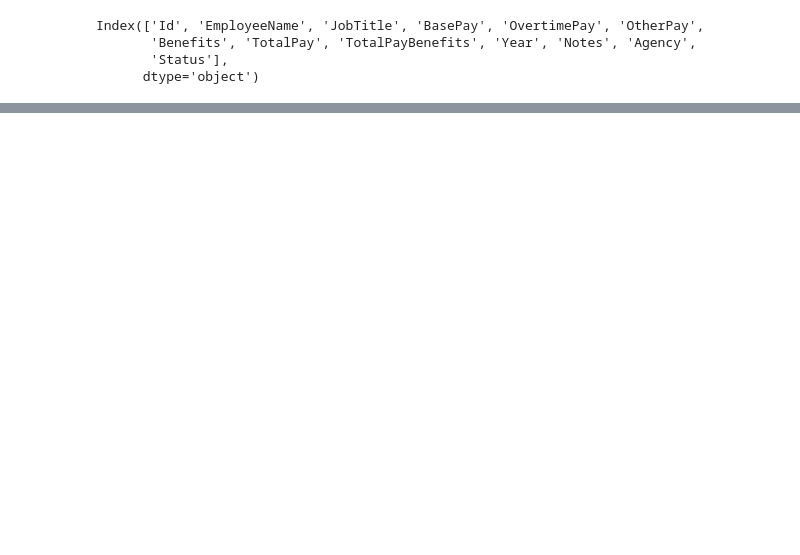
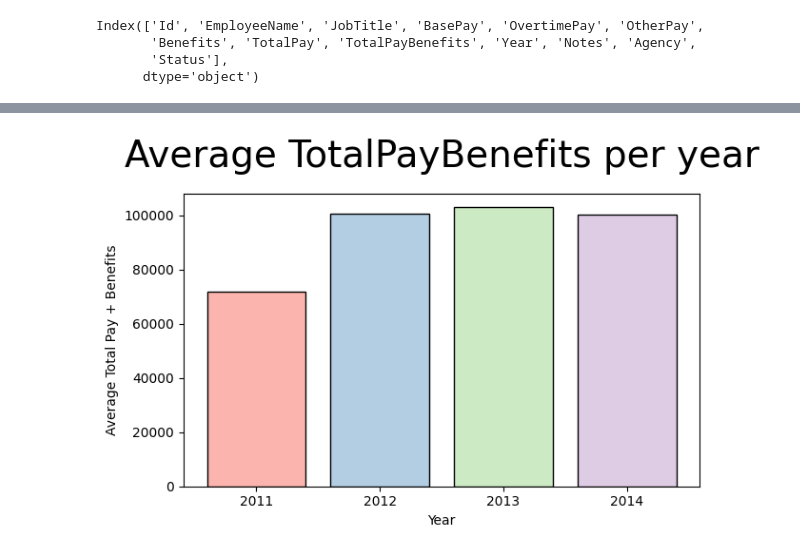
Before and after one commit to niccolozoboli/Programming-January-, a Jupyter notebook: Salaries_definitivo.ipynb, the cells around one changed output, grey strips where cells are left out. Saved outputs shown, nothing was run; the diff lists cells and outputs as text; code cells hidden in the pictures; blank space fills up the shorter version.

```diff
--- a/Salaries_definitivo.ipynb
+++ b/Salaries_definitivo.ipynb
@@ -202,0 +184,11 @@ AttributeError: module 'matplotlib' has no attribute 'get_cmap'
+# %%
+mean_pay_per_year=df.groupby('Year')['TotalPayBenefits'].mean()
+plt.figure(figsize=(7, 4))
+plt.title('Average TotalPayBenefits per year', fontsize=28, pad=20)
+plt.bar(x=mean_pay_per_year.index, height=mean_pay_per_year, color=pastel1.colors, edgecolor='black')
+plt.xticks(range(2011, 2015))
+plt.xlabel('Year')
+plt.ylabel('Average Total Pay + Benefits')
+plt.show()
+# %% [output]
+[figure, added]
```
Also changed, not shown: parts of 48 cells of this notebook, 1 other file.
